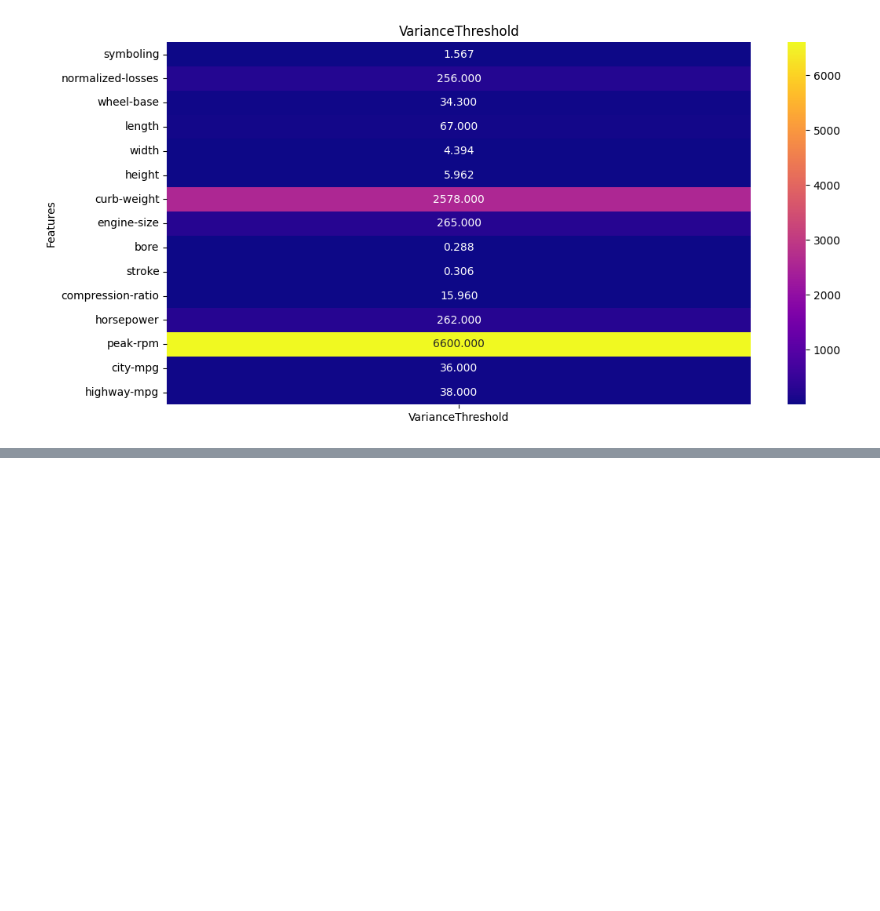
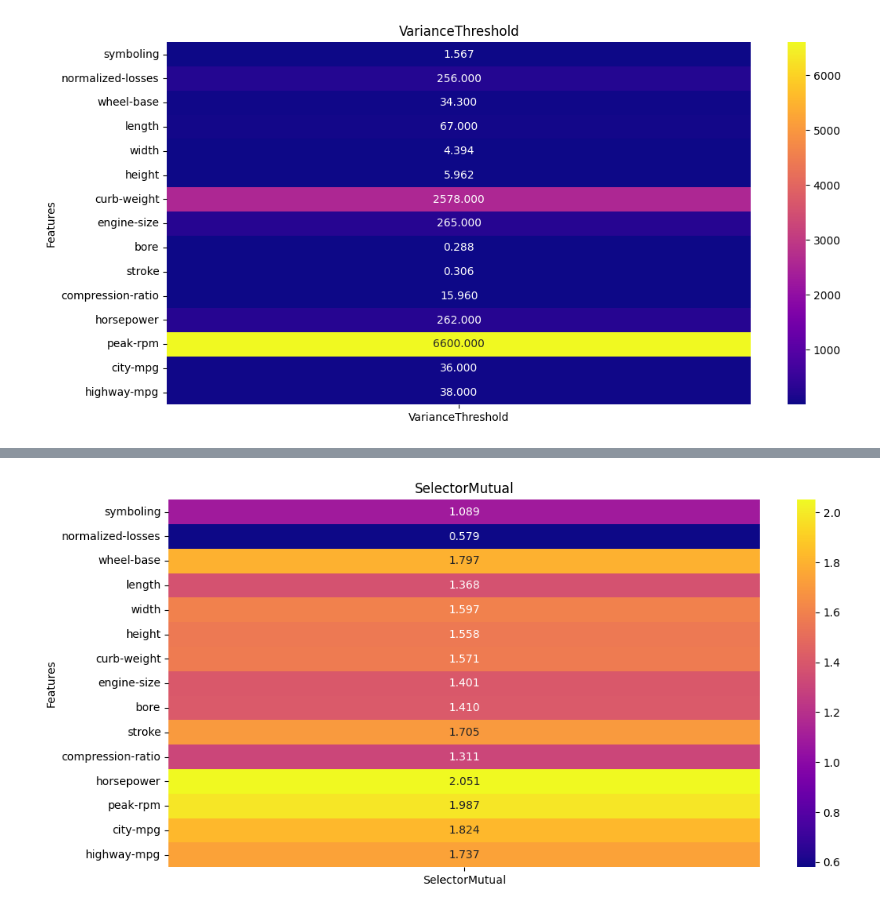
Before and after one commit to kompapasha/DataSciense, a Jupyter notebook: Lab3/MainbookLab3.ipynb, the cells around one changed output, grey strips where cells are left out. Cells and saved outputs as stored; diff of their text form; code cells hidden in the pictures; blank space fills up the shorter version.

```diff
--- a/Lab3/MainbookLab3.ipynb
+++ b/Lab3/MainbookLab3.ipynb
@@ -384,0 +399,4 @@ KeyError: "None of [Index(['F-Score'], dtype='object')] are in the [columns]"
+# %%
+ranked_data_selectormutual = pd.DataFrame(index=features.columns)
+ranked_data_selectormutual['SelectorMutual'] = selectorMutual.scores_
+ranked_data_selectormutual
@@ -384,0 +420,8 @@ KeyError: "None of [Index(['F-Score'], dtype='object')] are in the [columns]"
+# %%
+plt.figure(figsize=(12, 6))
+sns.heatmap(ranked_data_selectormutual[['SelectorMutual']], annot=True, fmt=".3f", cmap='plasma', yticklabels=ranked_data_selectormutual.index)
+plt.title('SelectorMutual')
+plt.ylabel('Features')
+plt.show()
+# %% [output]
+[figure, added]
```
Also changed, not shown: parts of 7 cells of this notebook.
